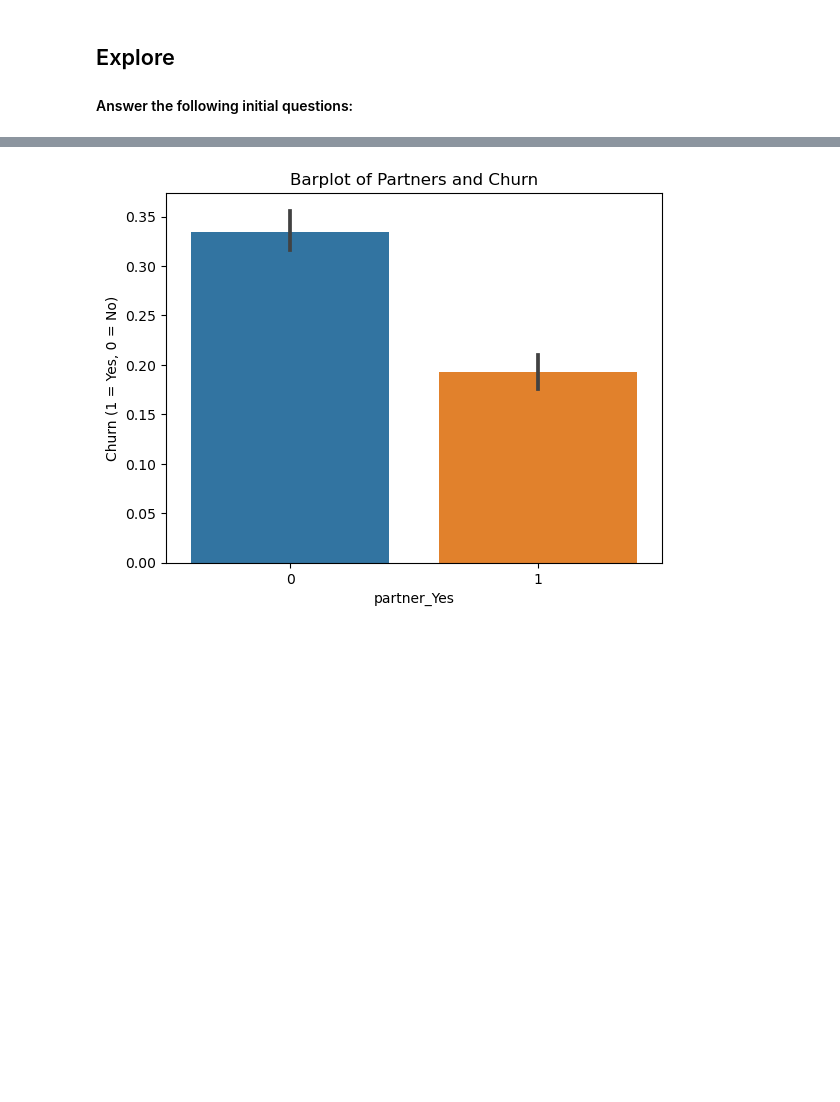
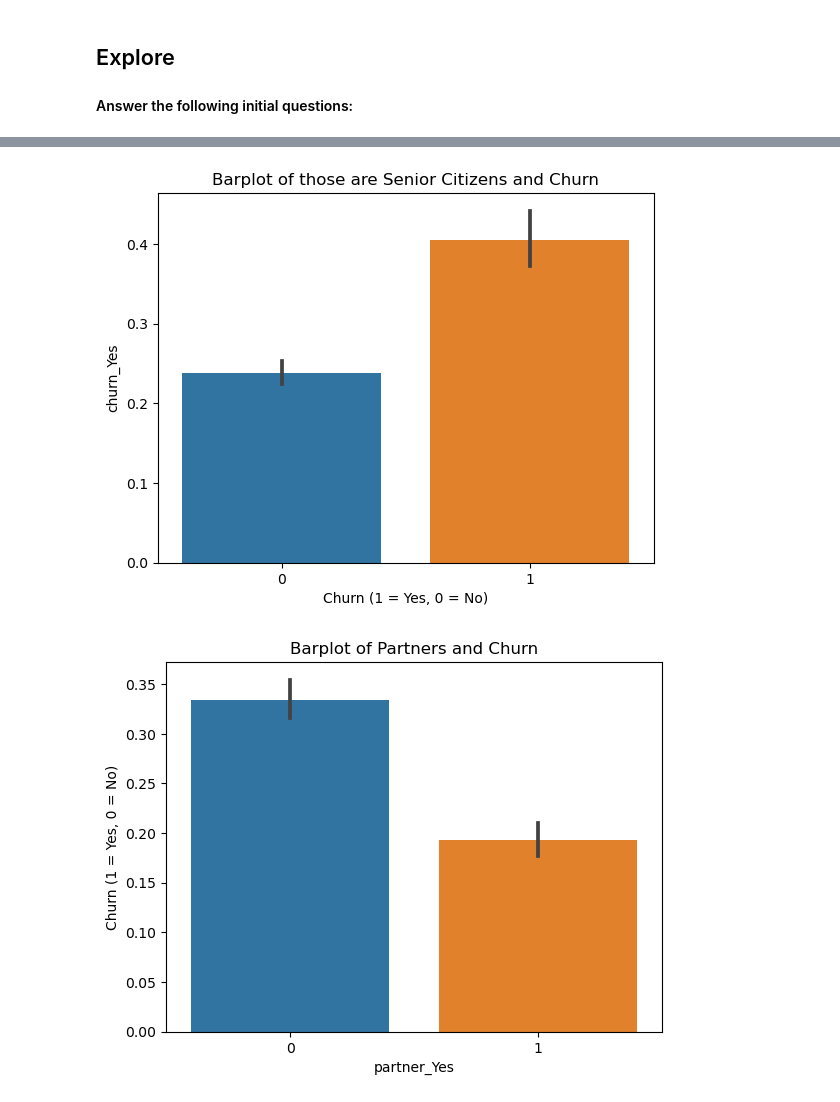
Before and after one commit to Esayas-Asefa/classification_project, a Jupyter notebook: final_report.ipynb, the cells around one changed output, grey strips where cells are left out. Saved outputs shown, nothing was run; the diff lists cells and outputs as text; code cells hidden in the pictures; blank space fills up the shorter version.

```diff
--- a/final_report.ipynb
+++ b/final_report.ipynb
@@ -207,3 +109,7 @@ plt.show()
+# %%
+acq.plot_senior_citizen_Yes_churn(X_train, y_train)
+# %% [output]
+[figure, added]
 # %%
 # Do people with dependents churn more?
 
```
Also changed, not shown: parts of 18 cells of this notebook, 3 other files.
